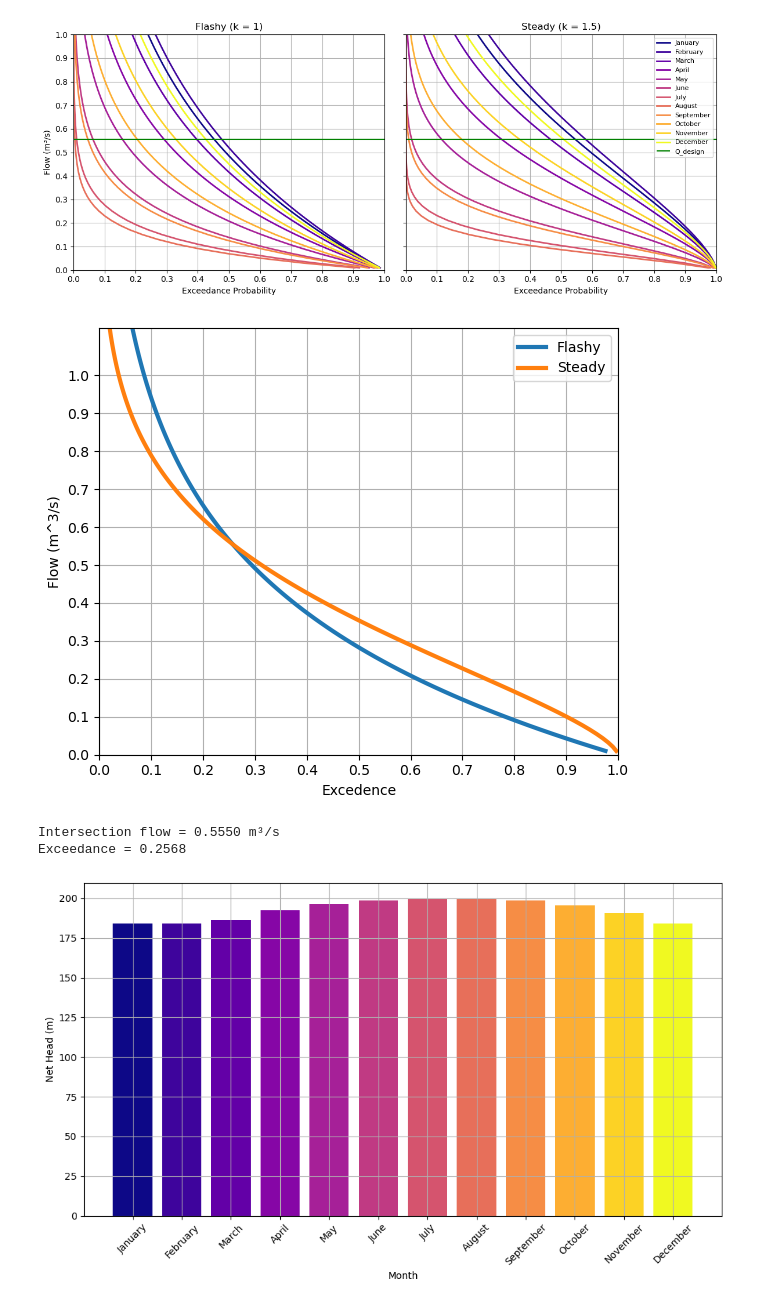
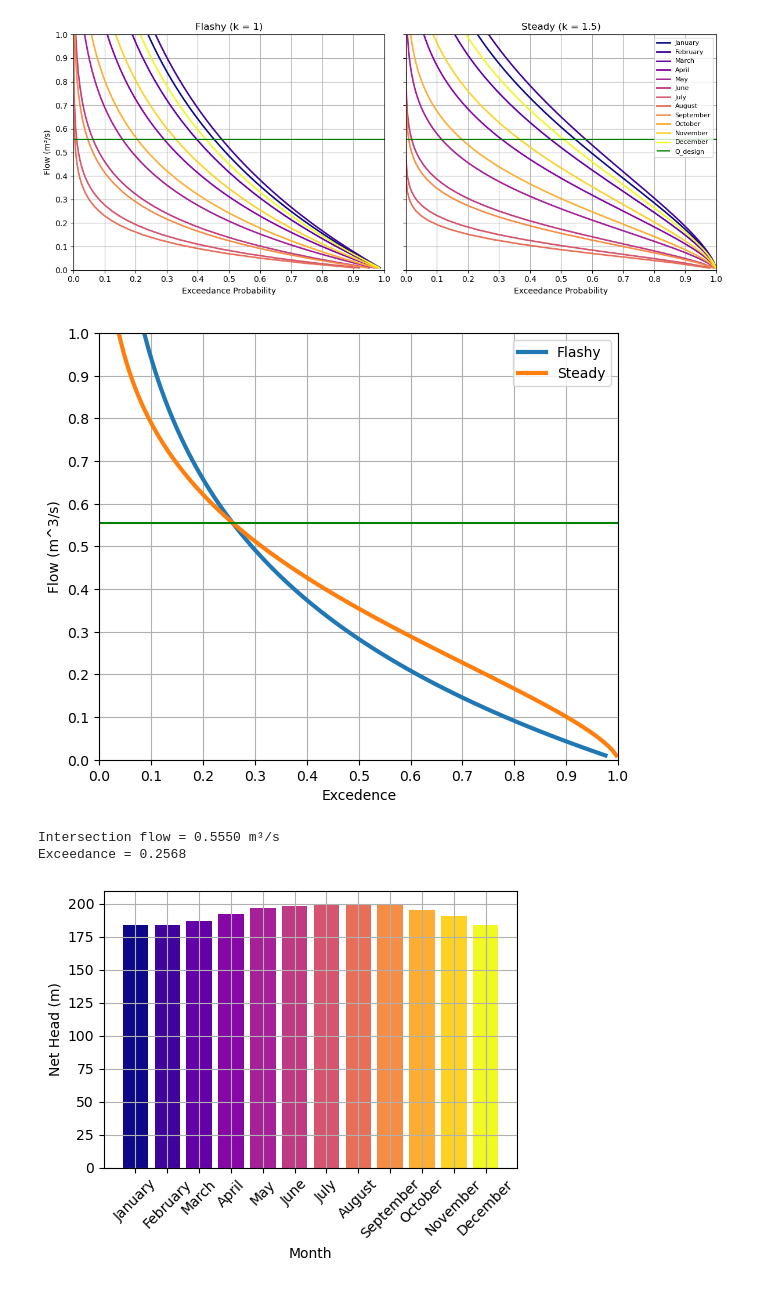
Before and after one commit to c-radicallis/RenewableEnergies_project, a Jupyter notebook: 3_HydropowerResource_YieldModeling.ipynb, the cells around one changed output. Drawn from its saved outputs; the diff is of its cells as text; code cells hidden in the pictures.

```diff
--- a/3_HydropowerResource_YieldModeling.ipynb
+++ b/3_HydropowerResource_YieldModeling.ipynb
@@ -86,11 +86,14 @@ plt.legend()
 plt.tight_layout()
 plt.xlim(0, 1)
 plt.xticks(np.linspace(0, 1, 11))
-plt.ylim(0,  max(Q_river)*1.5)
+plt.ylim(0,  1)
 plt.yticks(np.linspace(0, 1, 11))
+
+plt.hlines(0.555, 0 , 1, color="green", label="Q_design")
+
 plt.show()
 # %% [output]
-[figure, old version]
+[figure, new version]
 # %%
 from scipy.optimize import brentq
 
@@ -121,15 +126,15 @@ H_net_design = H_b * ( 1 - 0.08* (Q_d/Q_d)**2)
 # %%
-plt.figure(figsize=(10, 6))
+plt.figure(figsize=(5, 4))
 plt.bar( months, H_net, color=[cmap((month - 1) / 11) for month in months])
 #plt.ylim(0,200)
 plt.xlabel("Month")
 plt.ylabel("Net Head (m)")
 plt.xticks( range(1, 13), month_names, rotation=45)
 plt.grid(True)
 plt.tight_layout()
 plt.show()
 # %% [output]
-[figure, old version]
+[figure, new version]
 # %%
 # Bar width and offsets
 width = 0.25
```
Also changed, not shown: parts of 2 cells of this notebook.
